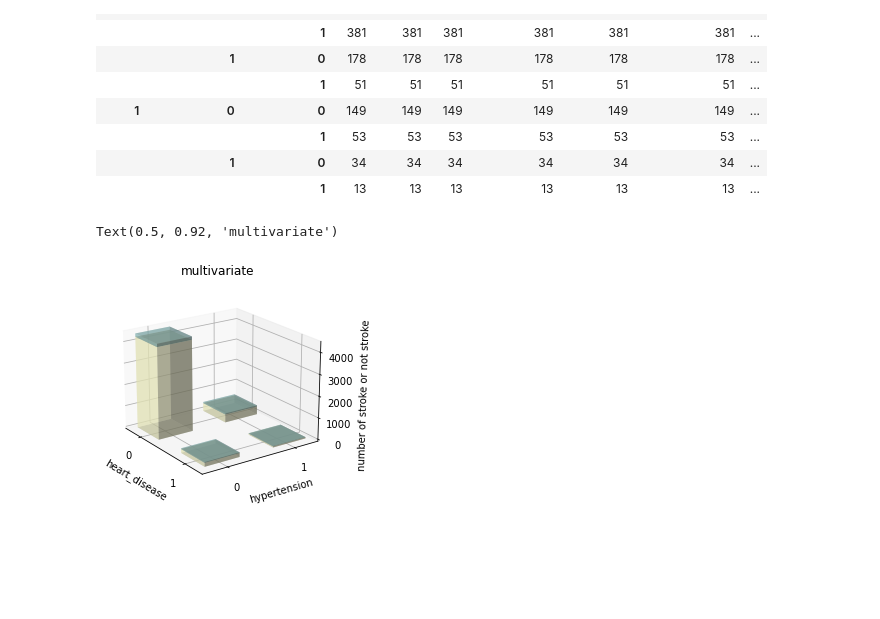
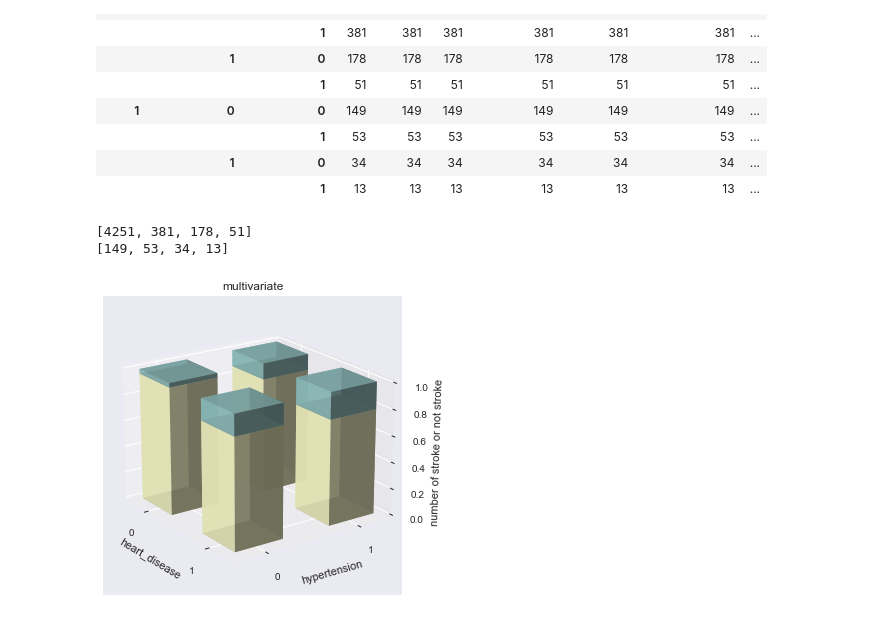
Before and after one commit to ikmalsyafiq/Stroke-ML, a Jupyter notebook: stroke_prediction_Nanxi.ipynb, the cells around one changed output. Cells and saved outputs as stored; diff of their text form; code cells hidden in the pictures; blank space fills up the shorter version.

```diff
--- a/stroke_prediction_Nanxi.ipynb
+++ b/stroke_prediction_Nanxi.ipynb
@@ -66,12 +69,21 @@ grp
 |  | 1 | 66 | 66 | 66 | 66 | 66 | 66 | 66 | ... |
 # %%
 plt.figure()
-a = grp.loc[(0,0):(0,1)].id
-b = grp.loc[(1,0):(1,1)].id
-plt.bar([0,1],a, color=['#99CC99'], tick_label=[0,1],label='not stroke')
-plt.bar([0,1],b, color=['#154406'], bottom=a,tick_label=[0,1],label='stroke')
+plt.style.use('seaborn')
+a = list(grp_bi_hyper.loc[(0,0):(0,1)].id)
+b = list(grp_bi_hyper.loc[(1,0):(1,1)].id)
+bar_width = 0.35
+dist_1 = np.array([a[0], b[0]])/(a[0]+b[0])
+dist_2 = np.array([a[1], b[1]]) / (a[1] + b[1])
+a = [dist_1[0],dist_2[0]]
+b = [dist_1[1],dist_2[1]]
+index = np.arange(2)
+rects1 = plt.bar(index, a, bar_width, label='not stroke')
+rects2 = plt.bar(index + bar_width, b, bar_width, label='stroke')
+plt.xticks([bar_width/2,bar_width/2+1], ('not hypertension', 'hypertension'))
+plt.ylabel('rate', rotation=60)
+
 plt.title('hypertension vs stroke')
-plt.xlabel('hypertension')
 plt.legend()
 # %% [output]
 <matplotlib.legend.Legend at 0x...>
@@ -101,6 +119,6 @@ plt.legend()
 # %%
-grp = df.groupby(['stroke', 'heart_disease', 'hypertension']).count()
-grp
+grp_mul = df.groupby(['stroke', 'heart_disease', 'hypertension']).count()
+grp_mul
 # %% [output]
 |  |  |  | id | gender | age | ever_married | work_type | Residence_type | ... |
 | stroke | heart_disease | hypertension |  |  |  |  |  |  | ... |
@@ -115,19 +133,31 @@ grp
 # %%
 ax = plt.figure().add_subplot(projection='3d')
 width = depth = 0.5
 xs = np.array([0, 0, 1, 1]) - width / 2
 ys = np.array([0, 1, 0, 1]) - width / 2
-ax.bar3d(xs, ys, 0, width, depth, grp.loc[(0, 0, 0):(0, 1, 1)].id,
-         label='not stroke', alpha=0.5, color='#FFFFCC')
-ax.bar3d(xs, ys, grp.loc[(0, 0, 0):(0, 1, 1)].id, width, depth, grp.loc[(1, 0, 0):(1, 1, 1)].id,
-         label='stroke', alpha=0.5, color='#99CCCC')
+a = list(grp_mul.loc[(0, 0, 0):(0, 1, 1)].id)
+b = list(grp_mul.loc[(1, 0, 0):(1, 1, 1)].id)
+print(a)
+print(b)
+aa = []
+bb = []
+for i in range(len(a)):
+    aa.append(a[i]/(a[i]+b[i]))
+    bb.append(b[i] / (a[i] + b[i]))
+ax.bar3d(xs, ys, 0, width, depth, aa,
+         label='not stroke', alpha=0.8, color='#FFFFCC')
+ax.bar3d(xs, ys, aa, width, depth, bb,
+         label='stroke', alpha=0.8, color='#99CCCC')
+# ax.legend()
 ax.set_xlabel('heart_disease')
 ax.set_ylabel('hypertension')
 ax.set_zlabel('number of stroke or not stroke')
 ax.set_yticks([0, 1])
 ax.set_xticks([0, 1])
 ax.view_init(elev=20., azim=-35)
 ax.set_title("multivariate")
+plt.show()
 # %% [output]
-Text(0.5, 0.92, 'multivariate')
+[4251, 381, 178, 51]
+[149, 53, 34, 13]
-[figure, old version]
+[figure, new version]
```
Also changed, not shown: parts of 10 cells of this notebook.
